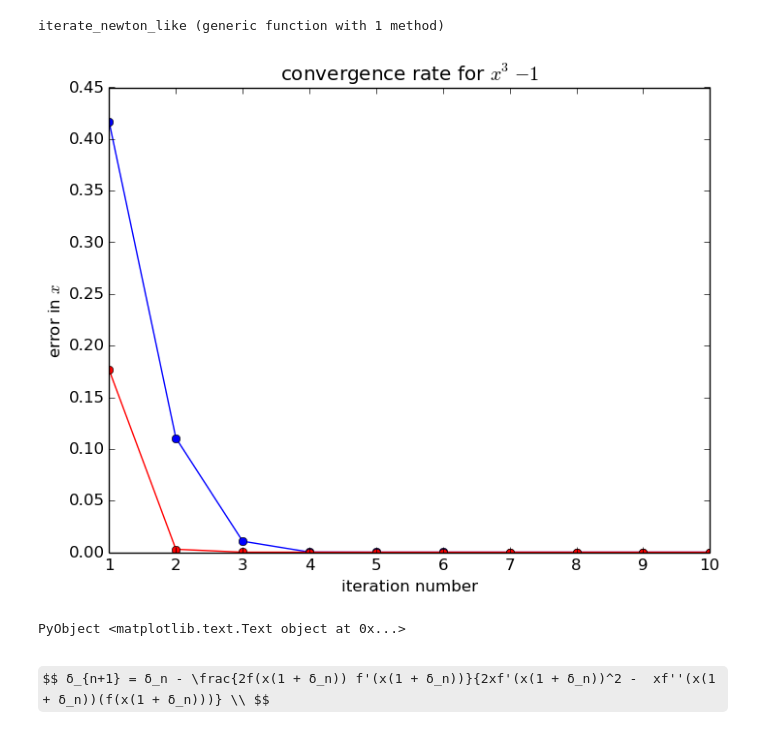
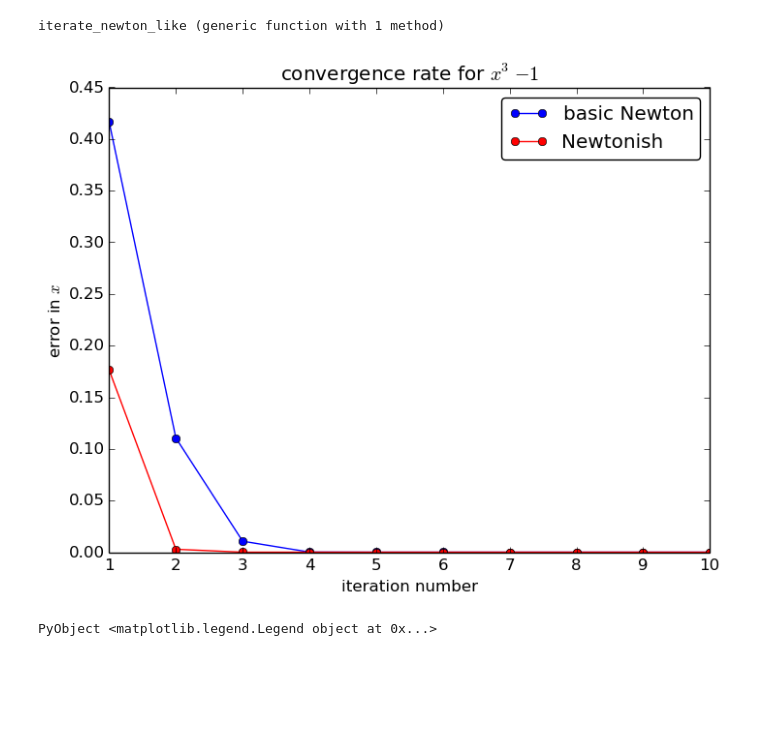
Before and after one commit to lhogstrom/ThornsInRoses, a Jupyter notebook: 18_335/hogstrom_PS1_18_335_2015Feb27.ipynb, the cells around one changed output. Drawn from its saved outputs; the diff is of its cells as text; code cells hidden in the pictures; some formulas as TeX source; blank space fills up the shorter version.

```diff
--- a/18_335/hogstrom_PS1_18_335_2015Feb27.ipynb
+++ b/18_335/hogstrom_PS1_18_335_2015Feb27.ipynb
@@ -196,25 +201,24 @@ iterate_newton_like (generic function with 1 method)
 # %%
 x1 = 2
 iterations = 10
 xn_basic = zeros(iterations)
 xn_like = zeros(iterations)
 err_basic = zeros(iterations)
 err_like = zeros(iterations)
 for n = 1:iterations
     xn_basic[n] = iterate_newton_basic(n,x1)
     xn_like[n] = iterate_newton_like(n,x1)
     err_basic[n] = iterate_newton_basic(n,x1) -1
     err_like[n] = iterate_newton_like(n,x1) -1
 end
 
-plot(1:iterations, err_basic, "bo-")
-plot(1:iterations, err_like, "ro-")
+plot(1:iterations, err_basic, "bo-",label="basic Newton")
+plot(1:iterations, err_like, "ro-",label="Newtonish")
 #semilogy(1:iterations, xn_like, "ro-")
 xlabel("iteration number")
 ylabel(L"error in $x$")
 title(L"convergence rate for $x^3 -1$")
+legend(loc="upper right",fancybox="true")
 # %% [output]
-[figure, old version]
+[figure, new version]
-PyObject <matplotlib.text.Text object at 0x...>
+PyObject <matplotlib.legend.Legend object at 0x...>
-# %% [markdown]
-$$ δ_{n+1} = δ_n - \frac{2f(x(1 + δ_n)) f'(x(1 + δ_n))}{2xf'(x(1 + δ_n))^2 -  xf''(x(1 + δ_n))(f(x(1 + δ_n)))} \\ $$
```
Also changed, not shown: parts of 19 cells of this notebook.
